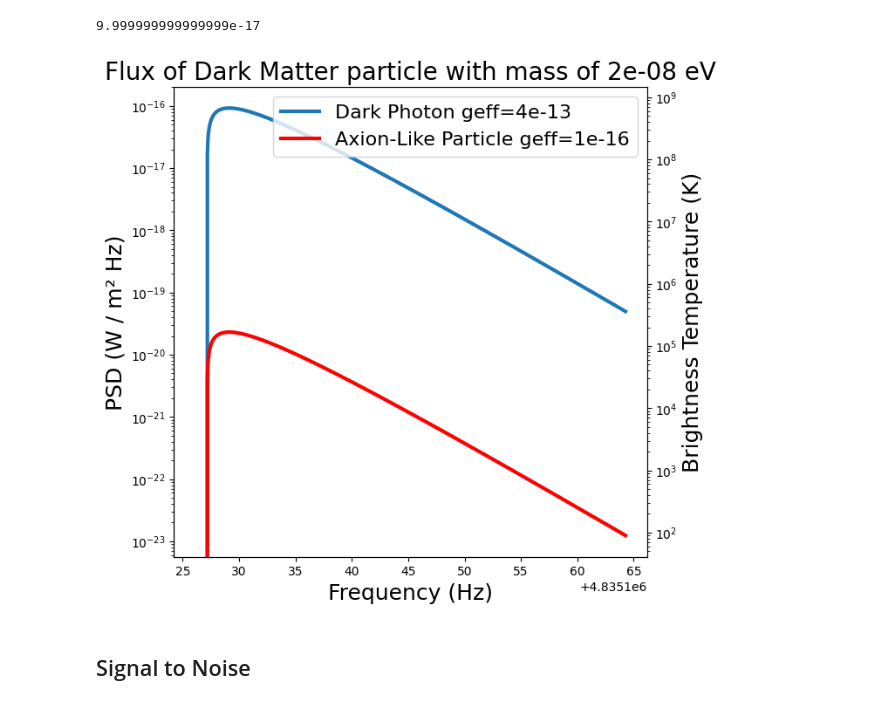
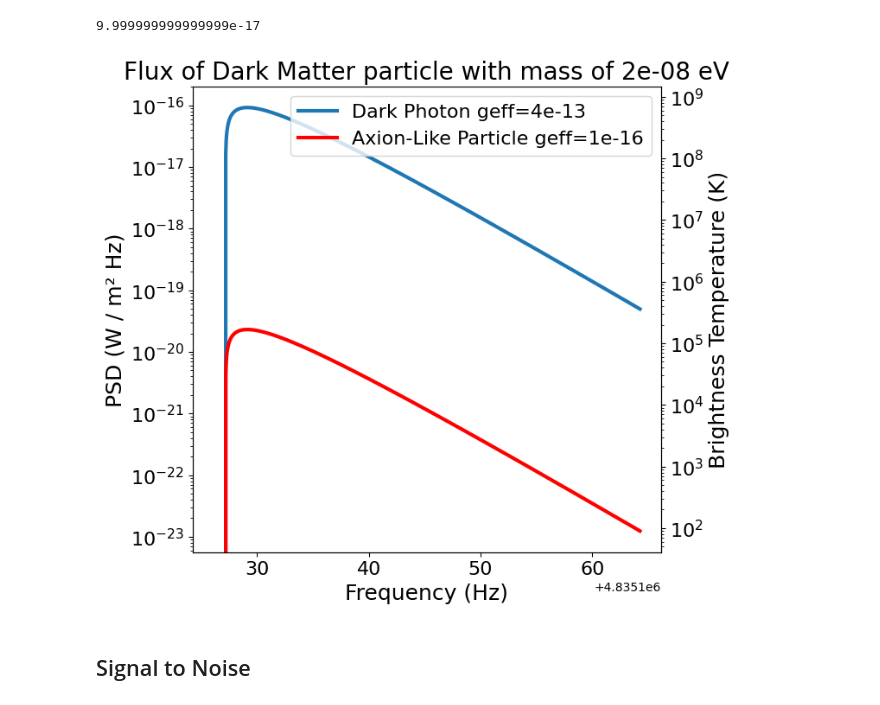
Before and after one commit to PhilJ0ly/ALBATROS_axion_search, a Jupyter notebook: Jupyter/axion_signal.ipynb, the cells around one changed output. Saved outputs shown, nothing was run; the diff lists cells and outputs as text; code cells hidden in the pictures.

Commit message:
made graph labels bigger and tested cpu transpose tiled

```diff
--- a/Jupyter/axion_signal.ipynb
+++ b/Jupyter/axion_signal.ipynb
@@ -238,34 +238,37 @@ f_ALP, S_ALP = get_flux(m0, alp_g_eff(m0))
 # plt.xlabel("Frequency (Hz)")
 # plt.yscale('log')
 # plt.ylabel("PSD W / m2 Hz")
 # plt.title("Flux")
 # plt.legend()
 # plt.show()
 
 fig, ax1 = plt.subplots(figsize=(7, 7))
 lin_w = 3
 ax1.plot(f_DP, S_DP, linewidth=lin_w, label="Dark Photon geff=4e-13")
 ax1.plot(f_ALP, S_ALP, color='red', linewidth=lin_w, label="Axion-Like Particle geff=1e-16")
 ax1.set_xlabel("Frequency (Hz)", fontsize=18)
 ax1.set_ylabel("PSD (W / m² Hz)", fontsize=18)
 ax1.set_yscale('log')
 ax1.set_title(f"Flux of Dark Matter particle with mass of {m0} eV", fontsize=20)
 ax1.legend(loc="upper right", fontsize=16)
-
 ax2 = ax1.twinx()
 ax2.set_ylabel("Brightness Temperature (K)", fontsize=18)
+
+
+ax1.tick_params(axis='both', which='major', labelsize=16)
+ax2.tick_params(axis='both', which='major', labelsize=16)
 
 psd_min, psd_max = ax1.get_ylim()
 # Not sure Here -> Ask Mohan
 A_eff = 100
 T_min = psd_min*A_eff /  k_b
 T_max = psd_max*A_eff / k_b
 
 ax2.set_ylim(T_min, T_max)
 ax2.set_yscale('log')
 
 plt.show()
 # %% [output]
-[figure, old version]
+[figure, new version]
 # %% [markdown]
 ## Signal to Noise
```
Also changed, not shown: 5 other files.
